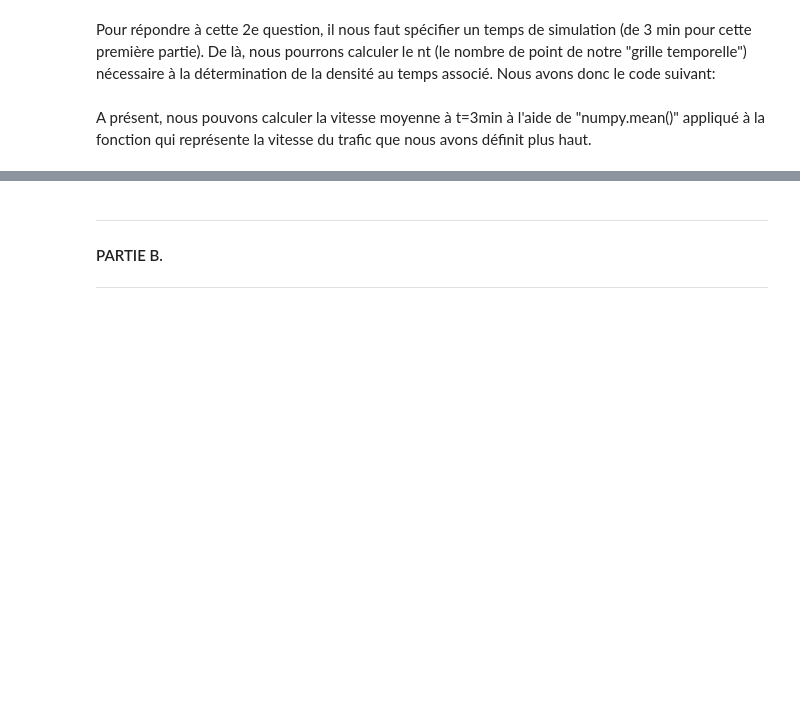
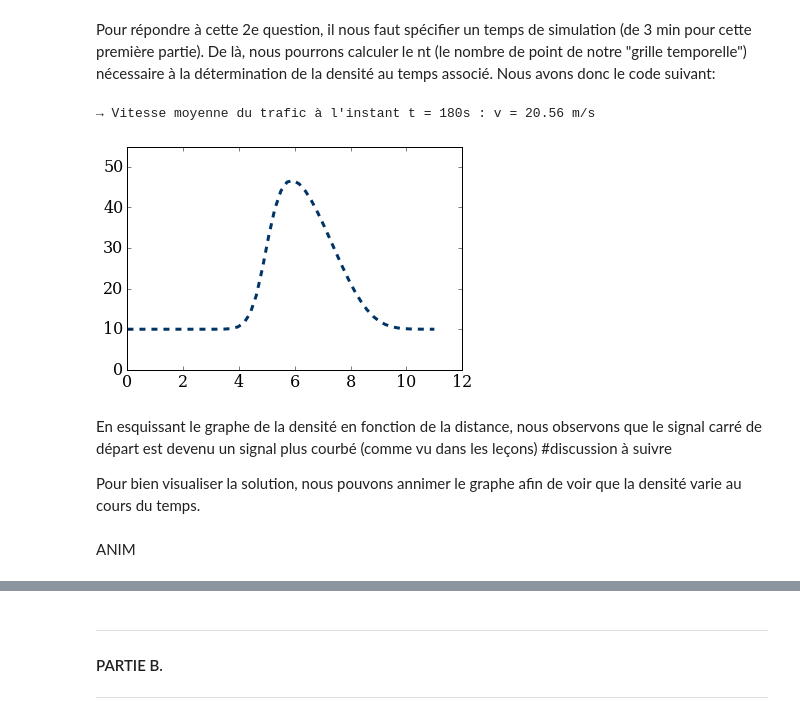
Before and after one commit to ServranckxChristophe/numerical-mooc, a Jupyter notebook: working/Traffic_Flow.ipynb, the cells around one changed output, grey strips where cells are left out. Drawn from its saved outputs; the diff is of its cells as text; code cells hidden in the pictures; blank space fills up the shorter version.

```diff
--- a/working/Traffic_Flow.ipynb
+++ b/working/Traffic_Flow.ipynb
@@ -290 +339,14 @@ pyplot.xlim(0,20);
+# %%
+t_sim=3
+evo(CL,t_sim,v_max,v)
+print ("→ Vitesse moyenne du trafic à l'instant t = 180s : v =",round(u[2]*10/36,2),"m/s")
+# %% [output]
+→ Vitesse moyenne du trafic à l'instant t = 180s : v = 20.56 m/s
+[figure, added]
+# %% [markdown]
+En esquissant le graphe de la densité en fonction de la distance, nous observons que le signal carré de départ est devenu un signal plus courbé (comme vu dans les leçons) #discussion à suivre
+
+Pour bien visualiser la solution, nous pouvons annimer le graphe afin de voir que la densité varie au cours du temps.
+# %% [markdown]
+ANIM
 # %%
@@ -308,2 +365,0 @@ animation.FuncAnimation(fig, trafic,
-# %% [markdown]
-A présent, nous pouvons calculer la vitesse moyenne à t=3min à l'aide de "numpy.mean()" appliqué à la fonction qui représente la vitesse du trafic que nous avons définit plus haut.
```
Also changed, not shown: parts of 92 cells of this notebook.
